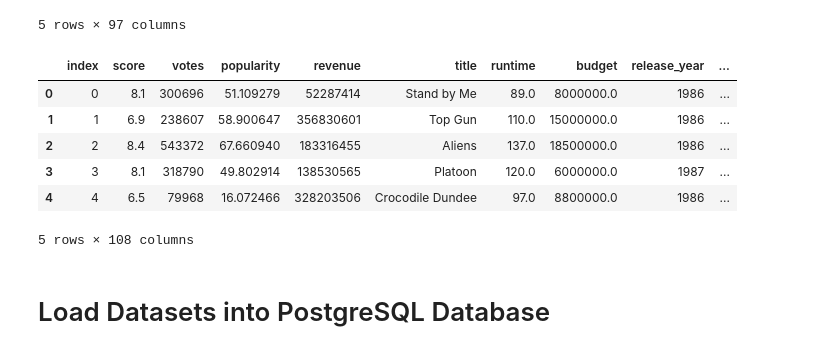
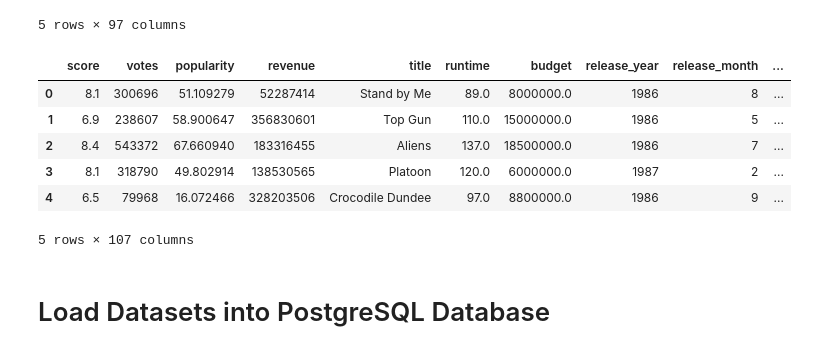
Before and after one commit to Daniel-Schroeder15/Movies_project, a Jupyter notebook: Final_Project_GroupC_DataClean_Combined.ipynb, the cells around one changed output. Drawn from its saved outputs; the diff is of its cells as text; code cells hidden in the pictures.

Commit message:
updating database merges and tables

```diff
--- a/Final_Project_GroupC_DataClean_Combined.ipynb
+++ b/Final_Project_GroupC_DataClean_Combined.ipynb
@@ -719,16 +719,17 @@ encode_df.head()
 # %%
 # Merge one-hot encoded features and drop the originals
 Movies_Encoded_df = Movies_Clean_df.merge(encode_df,left_index=True, right_index=True)
 Movies_Encoded_df = Movies_Encoded_df.drop(movies_cat,1)
+Movies_Encoded_df = Movies_Encoded_df.drop(columns=["index"])
 Movies_Encoded_df.head()
 # %% [output]
-|  | index | score | votes | popularity | revenue | title | runtime | budget | release_year | ... |
-| 0 | 0 | 8.1 | 300696 | 51.109279 | 52287414 | Stand by Me | 89.0 | 8000000.0 | 1986 | ... |
-| 1 | 1 | 6.9 | 238607 | 58.900647 | 356830601 | Top Gun | 110.0 | 15000000.0 | 1986 | ... |
-| 2 | 2 | 8.4 | 543372 | 67.660940 | 183316455 | Aliens | 137.0 | 18500000.0 | 1986 | ... |
-| 3 | 3 | 8.1 | 318790 | 49.802914 | 138530565 | Platoon | 120.0 | 6000000.0 | 1987 | ... |
-| 4 | 4 | 6.5 | 79968 | 16.072466 | 328203506 | Crocodile Dundee | 97.0 | 8800000.0 | 1986 | ... |
+|  | score | votes | popularity | revenue | title | runtime | budget | release_year | release_month | ... |
+| 0 | 8.1 | 300696 | 51.109279 | 52287414 | Stand by Me | 89.0 | 8000000.0 | 1986 | 8 | ... |
+| 1 | 6.9 | 238607 | 58.900647 | 356830601 | Top Gun | 110.0 | 15000000.0 | 1986 | 5 | ... |
+| 2 | 8.4 | 543372 | 67.660940 | 183316455 | Aliens | 137.0 | 18500000.0 | 1986 | 7 | ... |
+| 3 | 8.1 | 318790 | 49.802914 | 138530565 | Platoon | 120.0 | 6000000.0 | 1987 | 2 | ... |
+| 4 | 6.5 | 79968 | 16.072466 | 328203506 | Crocodile Dundee | 97.0 | 8800000.0 | 1986 | 9 | ... |
-5 rows × 108 columns
+5 rows × 107 columns
 # %% [markdown]
 # Load Datasets into PostgreSQL Database
 # %%
```
Also changed, not shown: parts of 2 cells of this notebook, 2 other files.
